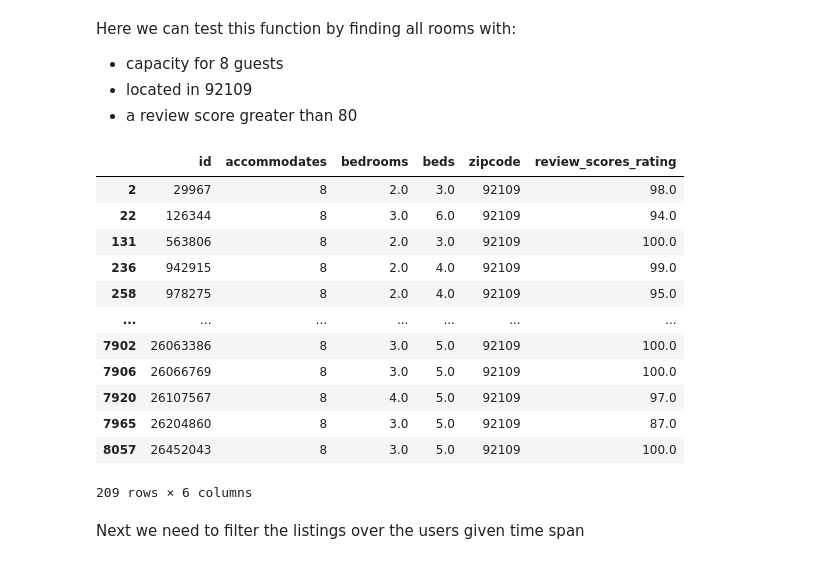
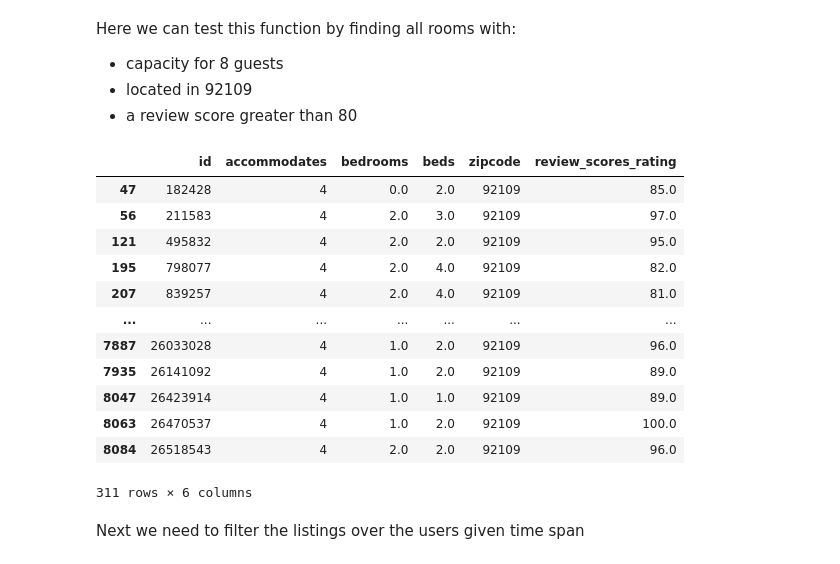
Before and after one commit to Shen-Andrew/Cogs108-Group-Project, a Jupyter notebook: pre_process.py.ipynb, the cells around one changed output. Saved outputs shown, nothing was run; the diff lists cells and outputs as text; code cells hidden in the pictures.

```diff
--- a/pre_process.py.ipynb
+++ b/pre_process.py.ipynb
@@ -70,26 +70,26 @@ Here we can test this function by finding all rooms with:
 - located in 92109
 - a review score greater than 80
 # %%
-num_guests = 8
+num_guests = 4
 zipcode = 92109
 minimum_review = 80
 
 df_filter_room_details_test = filter_room_details(listings, num_guests, 0, 0, zipcode, minimum_review)
 df_filter_room_details_test
 # %% [output]
 |  | id | accommodates | bedrooms | beds | zipcode | review_scores_rating |
-| 2 | 29967 | 8 | 2.0 | 3.0 | 92109 | 98.0 |
-| 22 | 126344 | 8 | 3.0 | 6.0 | 92109 | 94.0 |
-| 131 | 563806 | 8 | 2.0 | 3.0 | 92109 | 100.0 |
-| 236 | 942915 | 8 | 2.0 | 4.0 | 92109 | 99.0 |
-| 258 | 978275 | 8 | 2.0 | 4.0 | 92109 | 95.0 |
+| 47 | 182428 | 4 | 0.0 | 2.0 | 92109 | 85.0 |
+| 56 | 211583 | 4 | 2.0 | 3.0 | 92109 | 97.0 |
+| 121 | 495832 | 4 | 2.0 | 2.0 | 92109 | 95.0 |
+| 195 | 798077 | 4 | 2.0 | 4.0 | 92109 | 82.0 |
+| 207 | 839257 | 4 | 2.0 | 4.0 | 92109 | 81.0 |
 | ... | ... | ... | ... | ... | ... | ... |
-| 7902 | 26063386 | 8 | 3.0 | 5.0 | 92109 | 100.0 |
-| 7906 | 26066769 | 8 | 3.0 | 5.0 | 92109 | 100.0 |
-| 7920 | 26107567 | 8 | 4.0 | 5.0 | 92109 | 97.0 |
-| 7965 | 26204860 | 8 | 3.0 | 5.0 | 92109 | 87.0 |
-| 8057 | 26452043 | 8 | 3.0 | 5.0 | 92109 | 100.0 |
+| 7887 | 26033028 | 4 | 1.0 | 2.0 | 92109 | 96.0 |
+| 7935 | 26141092 | 4 | 1.0 | 2.0 | 92109 | 89.0 |
+| 8047 | 26423914 | 4 | 1.0 | 1.0 | 92109 | 89.0 |
+| 8063 | 26470537 | 4 | 1.0 | 2.0 | 92109 | 100.0 |
+| 8084 | 26518543 | 4 | 2.0 | 2.0 | 92109 | 96.0 |
-209 rows × 6 columns
+311 rows × 6 columns
 # %% [markdown]
 Next we need to filter the listings over the users given time span
 # %% [markdown]
```
Also changed, not shown: parts of 4 cells of this notebook.
